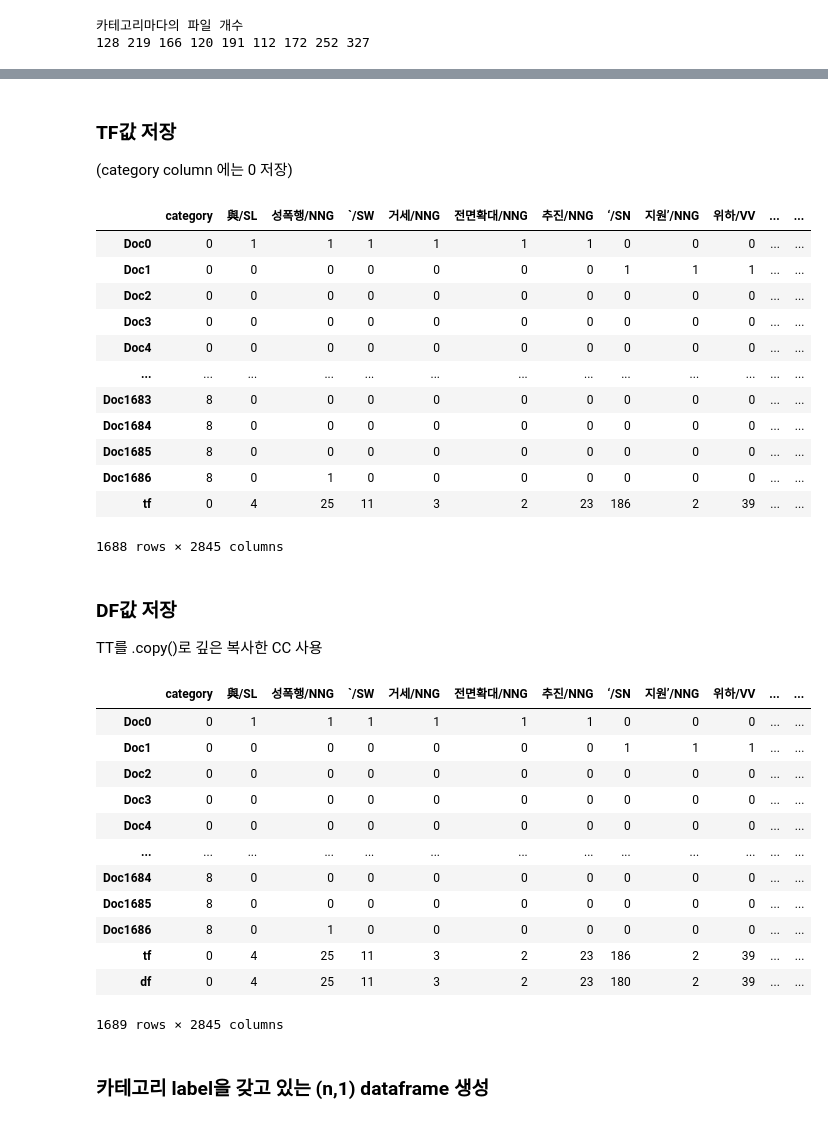
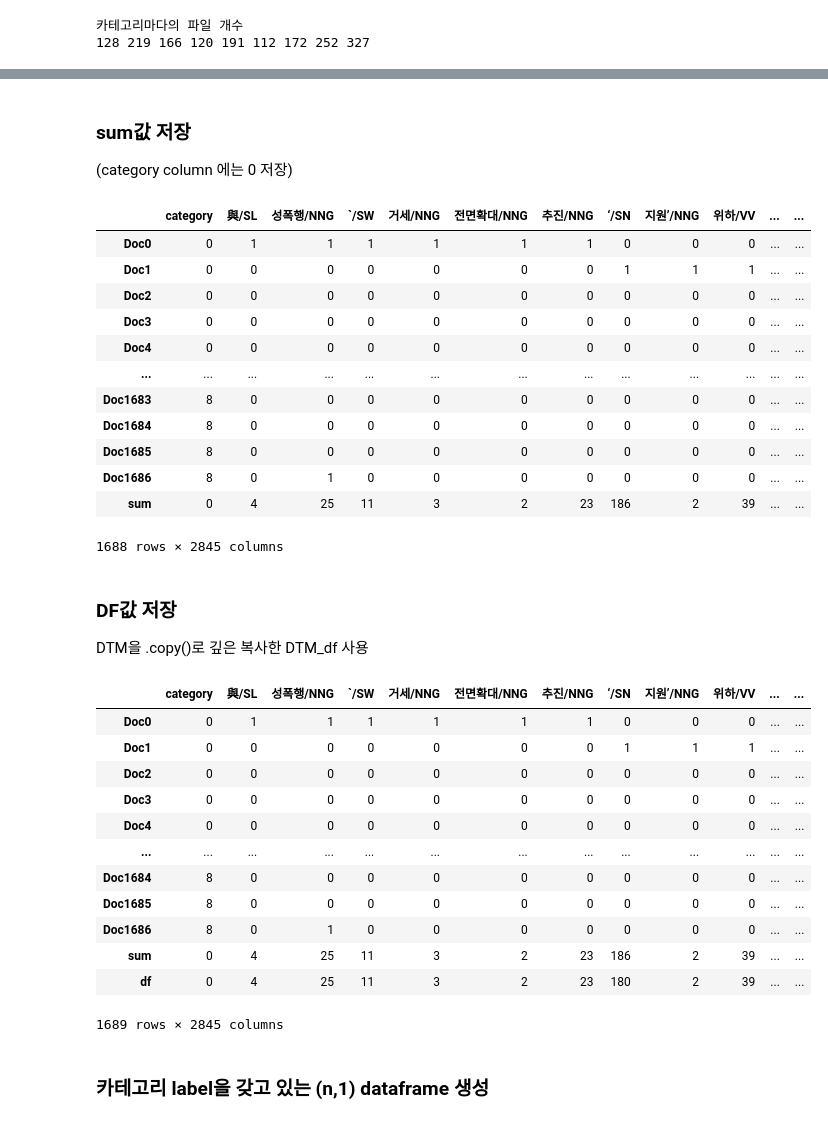
Before and after one commit to JDeoks/NLP_Assignment2, a Jupyter notebook: Assignment2.ipynb, the cells around one changed output, grey strips where cells are left out. Saved outputs shown, nothing was run; the diff lists cells and outputs as text; code cells hidden in the pictures.

```diff
--- a/Assignment2.ipynb
+++ b/Assignment2.ipynb
@@ -87,8 +90,8 @@ if morp == '':일때 컨티뉴 해주어야하는데 시간상  break로 첫 문
 import pandas as pd
 import numpy as np
 
-TT = pd.DataFrame(columns=range(1))
-TT.columns = ['category']
+DTM = pd.DataFrame(columns=range(1))
+DTM.columns = ['category']
 # term table
 
 docNum = 0
@@ -104,10 +107,10 @@ for categoryIdx in range(len(category)):
         docRow = "Doc"+str(docNum)
         #row 이름 ex) Doc3
 
-        TT.loc[docRow] = [0 for i in range(len(TT.columns))]
+        DTM.loc[docRow] = [0 for i in range(len(DTM.columns))]
         # ex)Doc3 = [0, 0, 0, 0](열 개수만큼 0을 만들어 list로 반환)
 
-        TT.loc[docRow, 'category'] = categoryIdx
+        DTM.loc[docRow, 'category'] = categoryIdx
         # 해당 문서의 카테고리 값에 categoryIdx 저장
 
         for line in lines:
@@ -119,13 +122,13 @@ for categoryIdx in range(len(category)):
 ########################################## continue로 바꿔야 함 ########################################
             # 빈 string이면 무시
 
-            if morp in TT.columns:
-                TT.loc[docRow,morp] += 1
+            if morp in DTM.columns:
+                DTM.loc[docRow,morp] += 1
             else:
-                TT[morp] = 0
-                TT.loc[docRow,morp] += 1
-            # TF columns에서 중복 확인, 중복 있으면 값만 1 증가시킴, 없으면 열 추가 후 값 1 대입
+                DTM[morp] = 0
+                DTM.loc[docRow,morp] += 1
+            # DTM columns에서 중복 확인, 중복 있으면 값만 1 증가시킴, 없으면 열 추가 후 값 1 대입
 
         docNum += 1
 
-TT
+DTM
@@ -146,49 +135,51 @@ TT
 # %% [markdown]
-### TF값 저장
+### sum값 저장
 
 (category column 에는 0 저장)
 # %%
 from collections import Counter
-# TT.loc['tf'] = TT.drop('category', axis=1).sum(axis=0)
+# TT.loc['sum'] = TT.drop('category', axis=1).sum(axis=0)
 
-TT.loc['tf'] = TT.sum(axis=0)
-TT.loc['tf','category'] = 0
-TT
+DTM.loc['sum'] = DTM.sum(axis=0)
+DTM.loc['sum','category'] = 0
+DTM
 # %% [output]
 |  | category | 與/SL | 성폭행/NNG | `/SW | 거세/NNG | 전면확대/NNG | 추진/NNG | ‘/SN | 지원’/NNG | 위하/VV | ... | ... |
 | Doc0 | 0 | 1 | 1 | 1 | 1 | 1 | 1 | 0 | 0 | 0 | ... | ... |
 | Doc1 | 0 | 0 | 0 | 0 | 0 | 0 | 0 | 1 | 1 | 1 | ... | ... |
 | Doc2 | 0 | 0 | 0 | 0 | 0 | 0 | 0 | 0 | 0 | 0 | ... | ... |
 | Doc3 | 0 | 0 | 0 | 0 | 0 | 0 | 0 | 0 | 0 | 0 | ... | ... |
 | Doc4 | 0 | 0 | 0 | 0 | 0 | 0 | 0 | 0 | 0 | 0 | ... | ... |
 | ... | ... | ... | ... | ... | ... | ... | ... | ... | ... | ... | ... | ... |
 | Doc1683 | 8 | 0 | 0 | 0 | 0 | 0 | 0 | 0 | 0 | 0 | ... | ... |
 | Doc1684 | 8 | 0 | 0 | 0 | 0 | 0 | 0 | 0 | 0 | 0 | ... | ... |
 | Doc1685 | 8 | 0 | 0 | 0 | 0 | 0 | 0 | 0 | 0 | 0 | ... | ... |
 | Doc1686 | 8 | 0 | 1 | 0 | 0 | 0 | 0 | 0 | 0 | 0 | ... | ... |
-| tf | 0 | 4 | 25 | 11 | 3 | 2 | 23 | 186 | 2 | 39 | ... | ... |
+| sum | 0 | 4 | 25 | 11 | 3 | 2 | 23 | 186 | 2 | 39 | ... | ... |
 1688 rows × 2845 columns
 # %% [markdown]
 ### DF값 저장
-TT를 .copy()로 깊은 복사한 CC 사용
+DTM을 .copy()로 깊은 복사한 DTM_df 사용
 # %%
 # TT.loc['df'] = [0 for i in range(len(TT.columns))]
-CC = TT.copy()
-colIdx = TT.shape[1]
+DTM_df = DTM.copy()
+
 # TT dataframe column 개수
-tf_remove = CC.drop('tf')
+sum_remove = DTM_df.drop('sum')
+# DTM에서 sum행 제거
+
 df_list = []
 # 새로 추가할 row인 'df'에 저장할 list
 
-for c in range(colIdx):
-    df_list.append(len(tf_remove.loc[tf_remove.iloc[:,c] != 0]))
+colNum = DTM.shape[1]
+for c in range(colNum):
+    df_list.append(len(sum_remove.loc[sum_remove.iloc[:,c] != 0]))
     # 모든 column을 다 돌면서 값이 0이 아닌 row가 몇개 있는지 df_list에 저장
 
-CC.loc['df'] = df_list
-CC.loc['df','category'] = 0
-# TT.loc['df'].iloc[1] = float(2222)
-# TT
-CC
+DTM_df.loc['df'] = df_list
+DTM_df.loc['df','category'] = 0
+
+DTM_df
 # %% [output]
 |  | category | 與/SL | 성폭행/NNG | `/SW | 거세/NNG | 전면확대/NNG | 추진/NNG | ‘/SN | 지원’/NNG | 위하/VV | ... | ... |
 | Doc0 | 0 | 1 | 1 | 1 | 1 | 1 | 1 | 0 | 0 | 0 | ... | ... |
@@ -200,7 +191,7 @@ CC
 | Doc1684 | 8 | 0 | 0 | 0 | 0 | 0 | 0 | 0 | 0 | 0 | ... | ... |
 | Doc1685 | 8 | 0 | 0 | 0 | 0 | 0 | 0 | 0 | 0 | 0 | ... | ... |
 | Doc1686 | 8 | 0 | 1 | 0 | 0 | 0 | 0 | 0 | 0 | 0 | ... | ... |
-| tf | 0 | 4 | 25 | 11 | 3 | 2 | 23 | 186 | 2 | 39 | ... | ... |
+| sum | 0 | 4 | 25 | 11 | 3 | 2 | 23 | 186 | 2 | 39 | ... | ... |
 | df | 0 | 4 | 25 | 11 | 3 | 2 | 23 | 180 | 2 | 39 | ... | ... |
 1689 rows × 2845 columns
 # %% [markdown]
```
Also changed, not shown: parts of 21 cells of this notebook.
